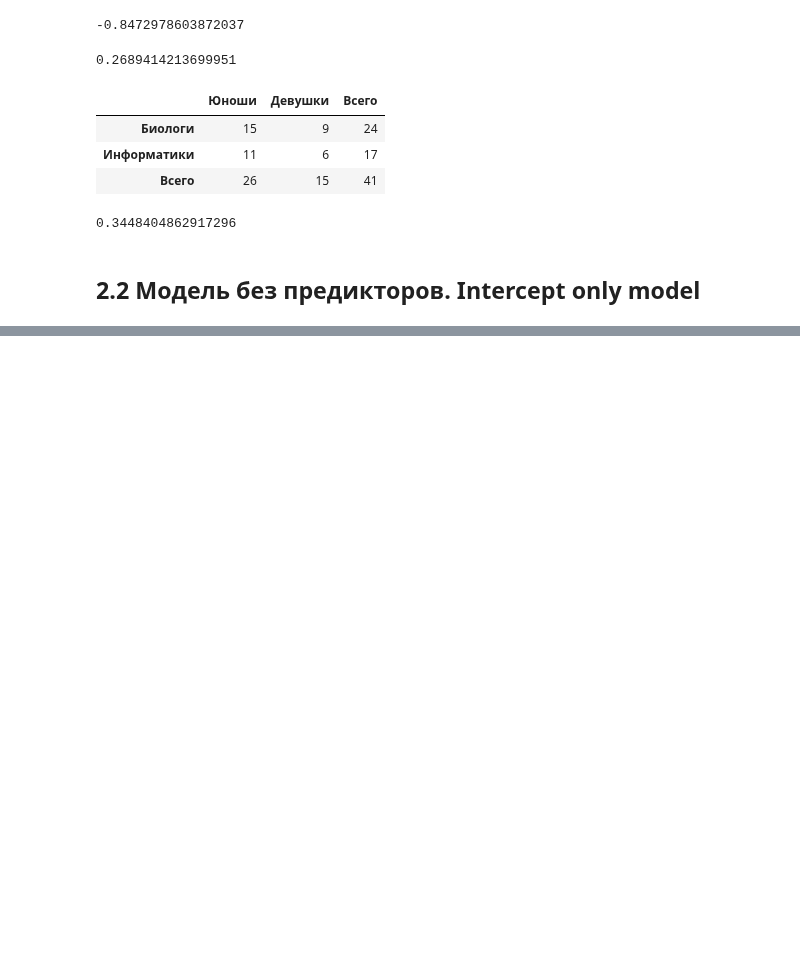
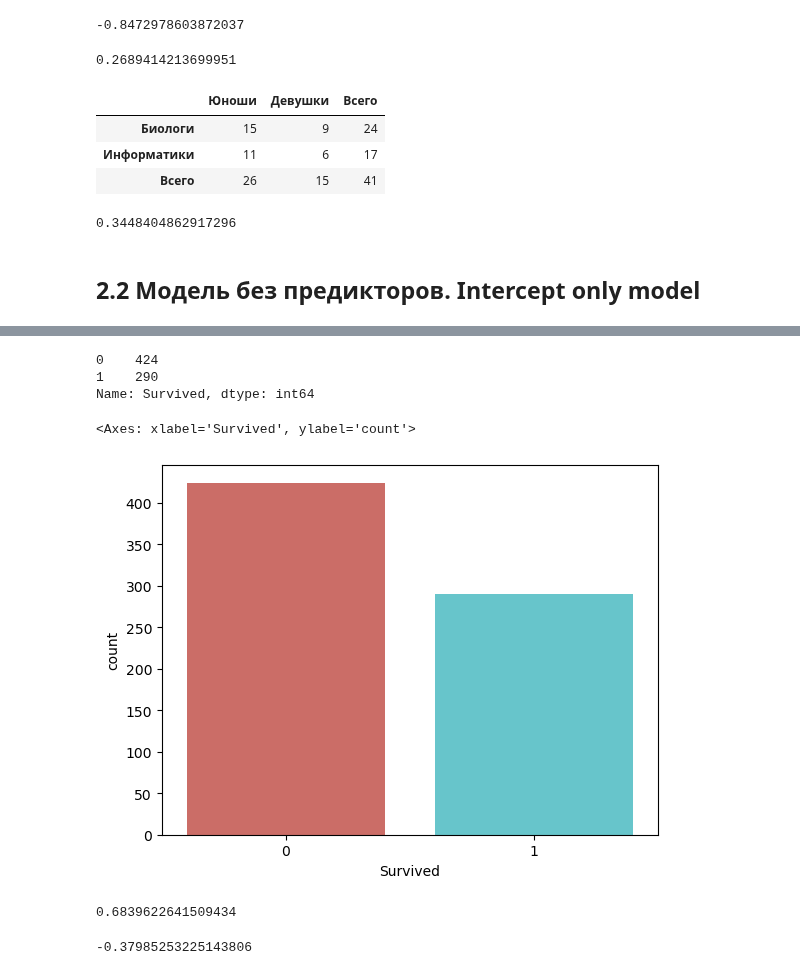
Before and after one commit to LiquidVac/My_study, a Jupyter notebook: STEPIK. Основы статистики ч.2/Лекция 2. Основы Cтатистики ч.2.ipynb, the cells around one changed output, grey strips where cells are left out. Drawn from its saved outputs; the diff is of its cells as text; code cells hidden in the pictures; blank space fills up the shorter version.

```diff
--- a/STEPIK. Основы статистики ч.2/Лекция 2. Основы Cтатистики ч.2.ipynb
+++ b/STEPIK. Основы статистики ч.2/Лекция 2. Основы Cтатистики ч.2.ipynb
@@ -169,0 +174,5 @@ math.log(odds)
+# %%
+# Data
+titanic_df = pd.read_csv('https://stepic.org/media/attachments/course/524/train.csv')
+titanic_df = titanic_df[titanic_df.Age.notnull()]
+titanic_df.head()
@@ -169,0 +206,24 @@ math.log(odds)
+# %%
+# Распределение частот зависимой переменной
+titanic_df.Survived.value_counts()
+# %% [output]
+0    424
+1    290
+Name: Survived, dtype: int64
+# %%
+sns.countplot(x='Survived', data=titanic_df, palette='hls')
+# %% [output]
+<Axes: xlabel='Survived', ylabel='count'>
+[figure, added]
+# %%
+# Шанс
+odds = titanic_df.Survived.value_counts()[1] / titanic_df.Survived.value_counts()[0]
+odds
+# %% [output]
+0.6839622641509434
+# %%
+# Логарифм шанса положительного исхода(Intercept)
+log_odds = np.log(odds)
+log_odds
+# %% [output]
+-0.37985253225143806
```
Also changed, not shown: parts of 14 cells of this notebook, 1 other file.
